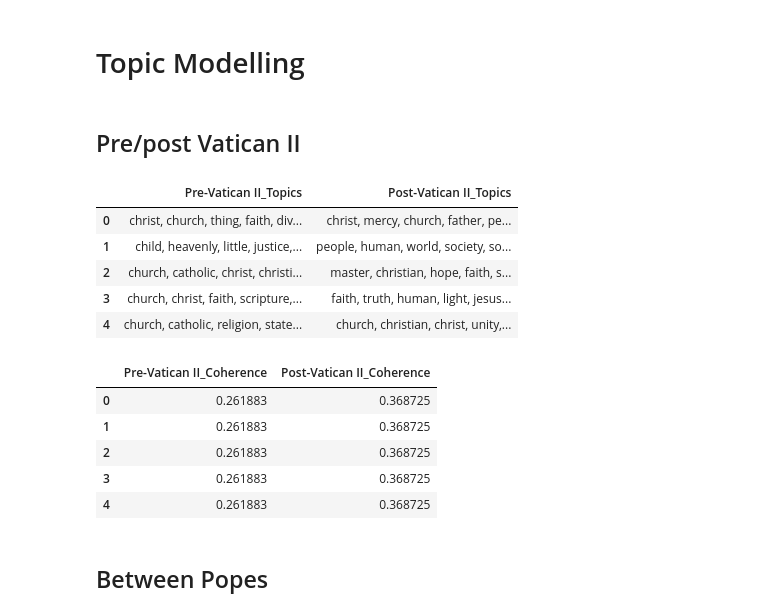
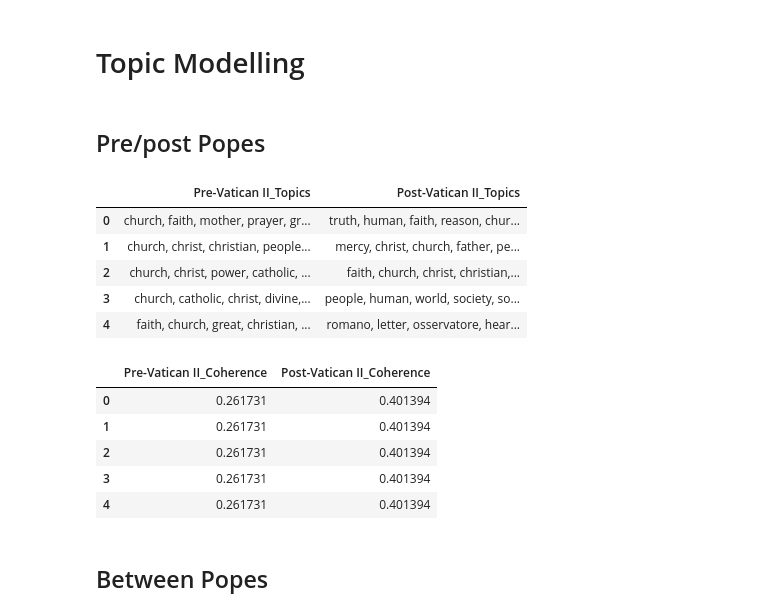
Before and after one commit to thatswhatsimonsaid/TextAnalysisVatican, a Jupyter notebook: Code/Encyclicals.ipynb, the cells around one changed output. Drawn from its saved outputs; the diff is of its cells as text; code cells hidden in the pictures.

```diff
--- a/Code/Encyclicals.ipynb
+++ b/Code/Encyclicals.ipynb
@@ -114,7 +78,7 @@ from nltk.corpus import stopwords
 from gensim.parsing.preprocessing import STOPWORDS
 nltk.download('stopwords')
 nltk.download('punkt')
-CustomStopWords = {"would", "which", "should"}
+CustomStopWords = {"would", "which", "should", "shall", "thing"}
 StopWordsSet = set(stopwords.words("english")).union(STOPWORDS, CustomStopWords)
 # %% [output]
 [nltk_data] Downloading package stopwords to
@@ -172,35 +163,34 @@ fig, ax = DivergingBarChartFunction(PopeEncyWordFrequency, "francesco", "benedic
 # %% [markdown]
 # Topic Modelling
 # %% [markdown]
-## Pre/post Vatican II
+## Pre/post Popes
 # %%
 # For Vatican II comparison
-VaticanCouncilTopicModellingResults = AnalyzeVaticanIITopics(df_Encyclicals, NumTopics=5, stopwords=StopWordsSet)
-VaticanCouncilTopicModellingResults_Comparison = CompareTopicResults(VaticanCouncilTopicModellingResults)
-# VaticanCouncilTopicModellingResults_Comparison
+EncylicalPrePostPopes = AnalyzeVaticanIITopics(df_Encyclicals, NumTopics=5, stopwords=StopWordsSet)
+EncylicalPrePostPopes_Comparison = CompareTopicResults(EncylicalPrePostPopes)
+# EncylicalPrePostPopes_Comparison
 # %%
 ### Topics ###
-TopicColumns = [col for col in VaticanCouncilTopicModellingResults_Comparison.columns if 'Topics' in col]
-VaticanCouncilTopicModellingResults_Comparison[TopicColumns]
+TopicColumns = [col for col in EncylicalPrePostPopes_Comparison.columns if 'Topics' in col]
+EncylicalPrePostPopes_Comparison[TopicColumns]
 # %% [output]
 |  | Pre-Vatican II_Topics | Post-Vatican II_Topics |
-| 0 | christ, church, thing, faith, div... | christ, mercy, church, father, pe... |
-| 1 | child, heavenly, little, justice,... | people, human, world, society, so... |
-| 2 | church, catholic, christ, christi... | master, christian, hope, faith, s... |
-| 3 | church, christ, faith, scripture,... | faith, truth, human, light, jesus... |
-| 4 | church, catholic, religion, state... | church, christian, christ, unity,... |
+| 0 | church, faith, mother, prayer, gr... | truth, human, faith, reason, chur... |
+| 1 | church, christ, christian, people... | mercy, christ, church, father, pe... |
+| 2 | church, christ, power, catholic, ... | faith, church, christ, christian,... |
+| 3 | church, catholic, christ, divine,... | people, human, world, society, so... |
+| 4 | faith, church, great, christian, ... | romano, letter, osservatore, hear... |
 # %%
-
 ### Coherence Scores ###
-CoherenceColumns = [col for col in VaticanCouncilTopicModellingResults_Comparison.columns if 'Coherence' in col]
-VaticanCouncilTopicModellingResults_Comparison[CoherenceColumns]
+CoherenceColumns = [col for col in EncylicalPrePostPopes_Comparison.columns if 'Coherence' in col]
+EncylicalPrePostPopes_Comparison[CoherenceColumns]
 # %% [output]
 |  | Pre-Vatican II_Coherence | Post-Vatican II_Coherence |
-| 0 | 0.261883 | 0.368725 |
-| 1 | 0.261883 | 0.368725 |
-| 2 | 0.261883 | 0.368725 |
-| 3 | 0.261883 | 0.368725 |
-| 4 | 0.261883 | 0.368725 |
+| 0 | 0.261731 | 0.401394 |
+| 1 | 0.261731 | 0.401394 |
+| 2 | 0.261731 | 0.401394 |
+| 3 | 0.261731 | 0.401394 |
+| 4 | 0.261731 | 0.401394 |
 # %% [markdown]
 ## Between Popes
 # %%
```
Also changed, not shown: parts of 28 cells of this notebook, 9 other files.
